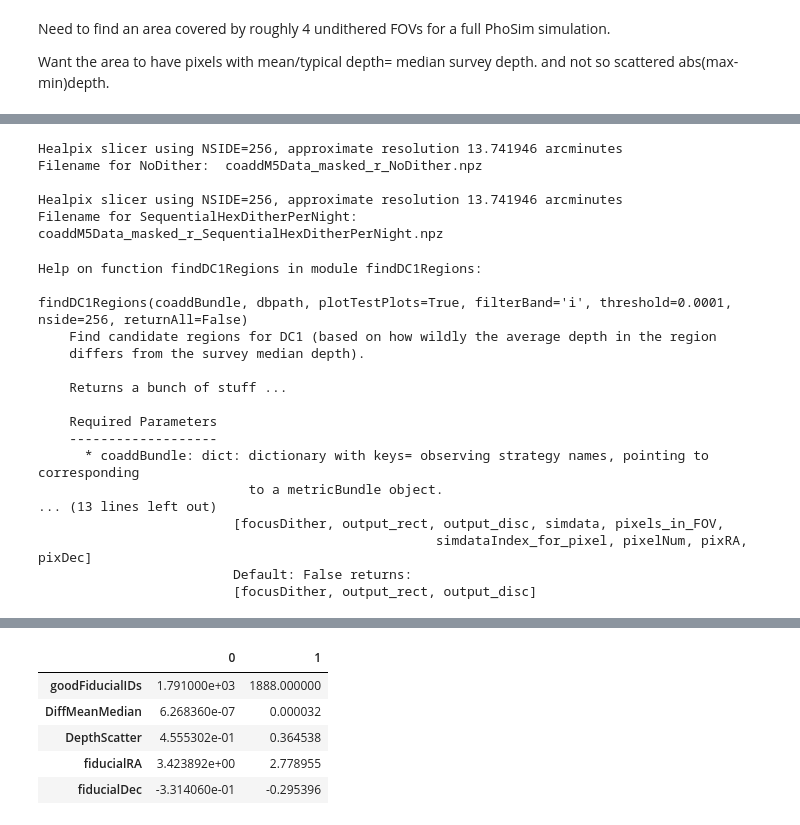
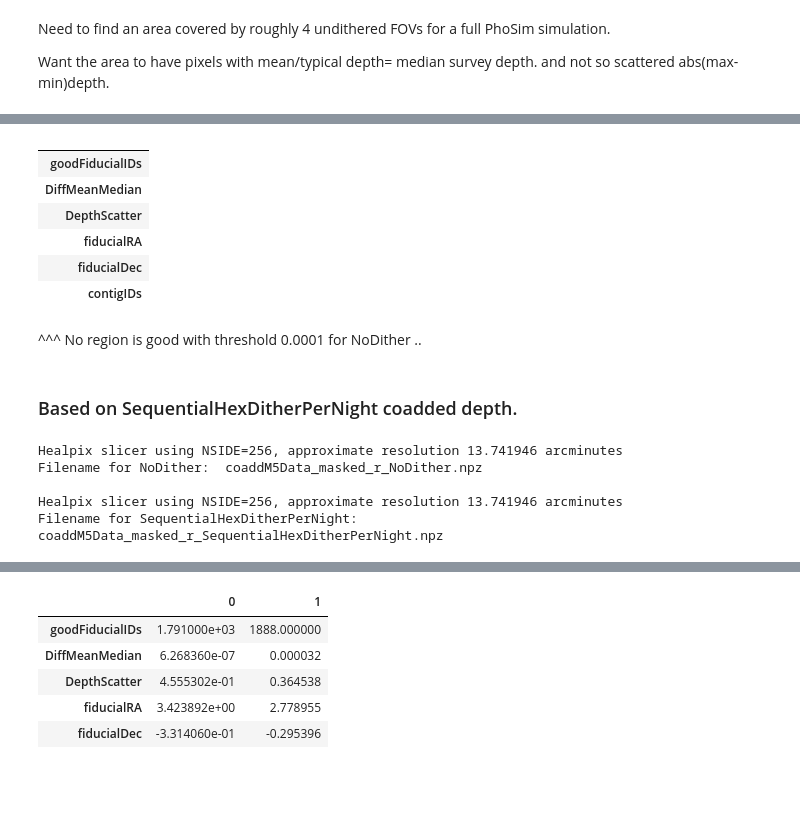
Before and after one commit to humnaawan/DC1-Regions, a Jupyter notebook: DC1 Candidate Regions.ipynb, the cells around one changed output, grey strips where cells are left out. Saved outputs shown, nothing was run; the diff lists cells and outputs as text; code cells hidden in the pictures; blank space fills up the shorter version.

```diff
--- a/DC1 Candidate Regions.ipynb
+++ b/DC1 Candidate Regions.ipynb
@@ -15,0 +38,18 @@ workDir= os.getcwd()
+# %%
+path= '/Volumes/Transcend/'
+path2= '2017-01-11/coaddM5Analysis_nside256_withDustExtinction_14pixelRadiusForMasking_rBand_minion1016_fullSurveyPeriod_directory/'
+path3= 'maskedCoaddData/'
+os.chdir(path+path2+path3)
+
+# get the saved files
+filenames = ['coaddM5Data_masked_r_NoDither.npz']
+
+coaddBundle= {}
+for i in range(len(filenames)):
+    mB = metricBundles.createEmptyMetricBundle()
+    mB.read(filenames[i])
+    dithStrategy= mB.metadata.strip()   # key is assigned to be the same as dithStrategy
+    print 'Filename for ' + dithStrategy + ': ', filenames[i]
+    print ''
+
+    coaddBundle[dithStrategy]= mB
@@ -15,0 +59,9 @@ workDir= os.getcwd()
+# %%
+startTime= time.time()
+dbpath = path+'minion_1016_sqlite.db'
+output= findDC1Regions(coaddBundle, dbpath, plotTestPlots= False,
+                       filterBand= 'r', returnAll= True)
+
+focusDither, output_rect, output_disc, simdata, pixels_in_FOV, pixelNum, pixRA, pixDec= output
+
+print 'Time taken (s):', time.time()-startTime
@@ -16,3 +98,21 @@ workDir= os.getcwd()
+# %%
+pd.DataFrame([output_disc['goodFiducialIDs'],output_disc['diffMeanMedian'],
+             output_disc['scatterInDepth'], output_disc['fiducialRA'],
+             output_disc['fiducialDec'], output_disc['contigIDs']],
+             ['goodFiducialIDs', 'DiffMeanMedian', 'DepthScatter', 'fiducialRA' , 'fiducialDec',
+             'contigIDs'])
+# %% [output]
+|  |
+| goodFiducialIDs |
+| DiffMeanMedian |
+| DepthScatter |
+| fiducialRA |
+| fiducialDec |
+| contigIDs |
+# %% [markdown]
+^^^ No region is good with threshold 0.0001 for NoDither ..
+# %% [markdown]
+### Based on SequentialHexDitherPerNight coadded depth.
 # %%
 path= '/Volumes/Transcend/'
 path2= '2017-01-11/coaddM5Analysis_nside256_withDustExtinction_14pixelRadiusForMasking_rBand_minion1016_fullSurveyPeriod_directory/'
@@ -38,26 +138,6 @@ Filename for NoDither:  coaddM5Data_masked_r_NoDither.npz
 
 Healpix slicer using NSIDE=256, approximate resolution 13.741946 arcminutes
 Filename for SequentialHexDitherPerNight:  coaddM5Data_masked_r_SequentialHexDitherPerNight.npz
-# %%
-help(findDC1Regions)
-# %% [output]
-Help on function findDC1Regions in module findDC1Regions:
-
-findDC1Regions(coaddBundle, dbpath, plotTestPlots=True, filterBand='i', threshold=0.0001, nside=256, returnAll=False)
-    Find candidate regions for DC1 (based on how wildly the average depth in the region
-    differs from the survey median depth).
-
-    Returns a bunch of stuff ...
-
-    Required Parameters
-    -------------------
-      * coaddBundle: dict: dictionary with keys= observing strategy names, pointing to corresponding
-                           to a metricBundle object.
-... (13 lines left out)
-                         [focusDither, output_rect, output_disc, simdata, pixels_in_FOV,
-                                                   simdataIndex_for_pixel, pixelNum, pixRA, pixDec]
-                         Default: False returns:
-                         [focusDither, output_rect, output_disc]
 # %%
 startTime= time.time()
 dbpath = path+'minion_1016_sqlite.db'
```
Also changed, not shown: parts of 22 cells of this notebook.
